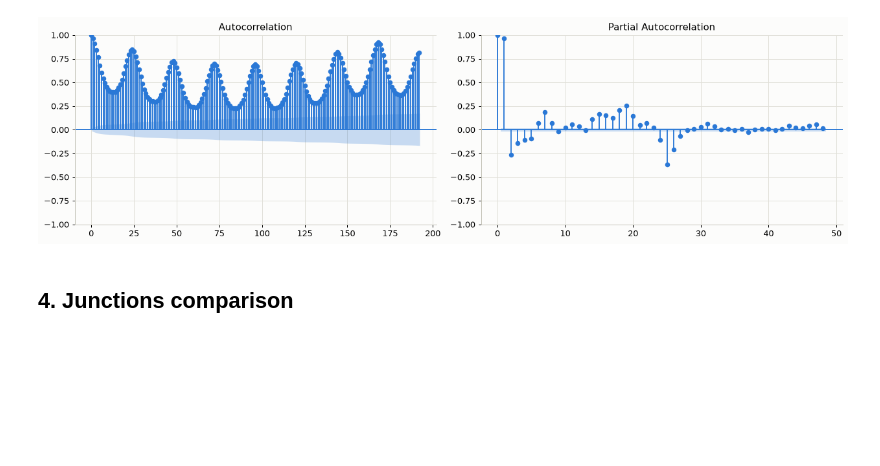
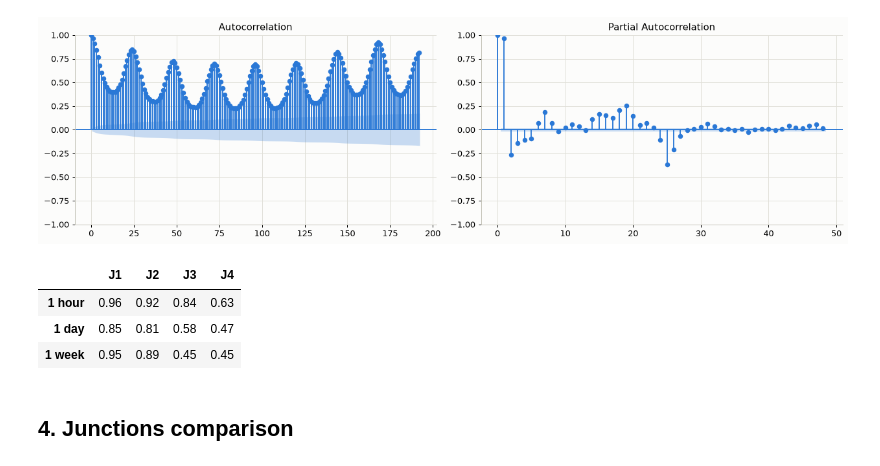
Before and after one commit to iwonieevo/trafficgen-signal-control, a Jupyter notebook: notebooks/kaggle_data_eda.ipynb, the cells around one changed output. Saved outputs shown, nothing was run; the diff lists cells and outputs as text; code cells hidden in the pictures; blank space fills up the shorter version.

```diff
--- a/notebooks/kaggle_data_eda.ipynb
+++ b/notebooks/kaggle_data_eda.ipynb
@@ -203,6 +203,16 @@ plt.tight_layout()
 plt.show()
 # %% [output]
 [figure]
+# %%
+pd.DataFrame(
+    {col: [wide[col].autocorr(lag) for lag in (1, 24, 24 * 7)] for col in wide.columns},
+    index=["1 hour", "1 day", "1 week"],
+).round(2)
+# %% [output]
+|  | J1 | J2 | J3 | J4 |
+| 1 hour | 0.96 | 0.92 | 0.84 | 0.63 |
+| 1 day | 0.85 | 0.81 | 0.58 | 0.47 |
+| 1 week | 0.95 | 0.89 | 0.45 | 0.45 |
 # %% [markdown]
 ## 4. Junctions comparison
 # %%
```
Also changed, not shown: parts of 3 cells of this notebook, 2 other files.
